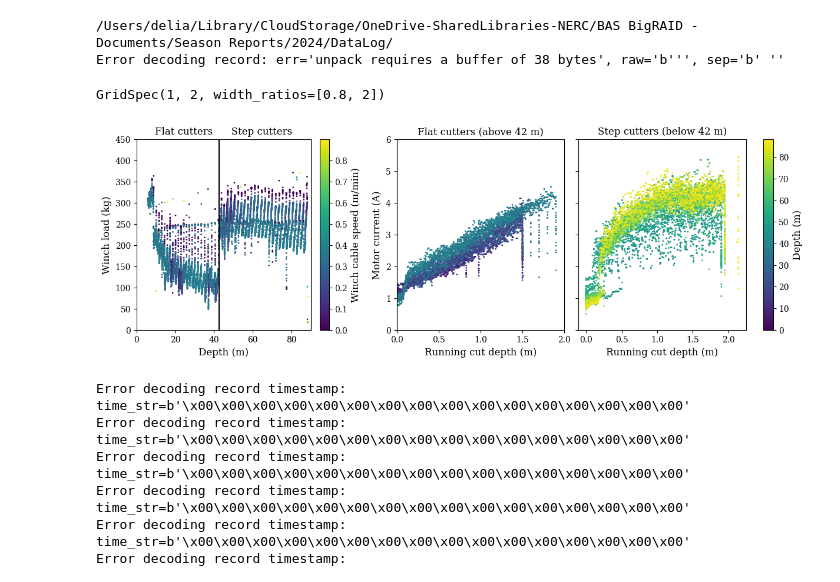
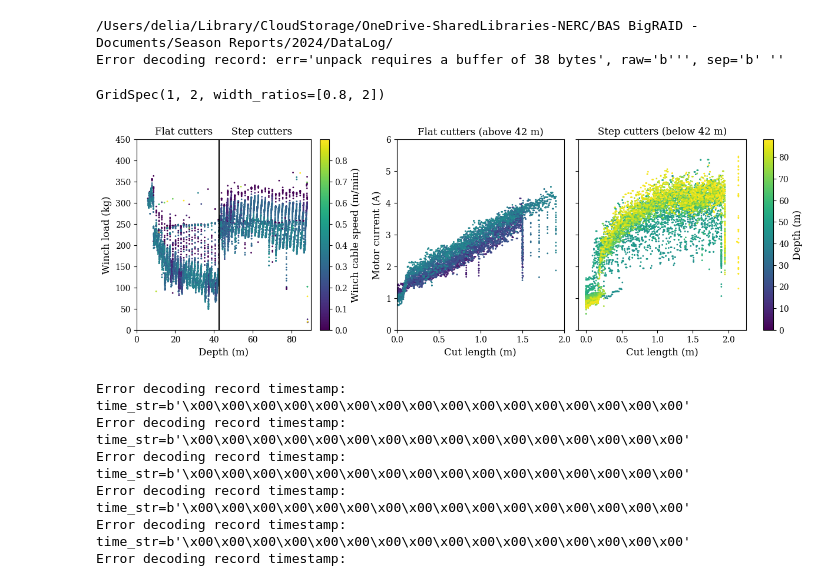
Before and after one commit to RNO-G/bigraid_log_reader, a Jupyter notebook: proceedings_notebook.ipynb, the cells around one changed output. Drawn from its saved outputs; the diff is of its cells as text; code cells hidden in the pictures.

```diff
--- a/proceedings_notebook.ipynb
+++ b/proceedings_notebook.ipynb
@@ -78,36 +78,36 @@ axes[2] = fig.add_subplot(outer_grid[0])
 im1=df[(df["cutting"] == 1) & (df["[PLC]WIRESPOOLEDOUT"] < 42)].plot.scatter(x="cut_depth", y="[PLC]DRILLACTIVECURRENT", c="[PLC]WIRESPOOLEDOUT", s =1, rasterized=True, cmap="viridis", ax = axes[0], norm = norm, colorbar=False)
 im2=df[(df["cutting"] == 1) & (df["[PLC]WIRESPOOLEDOUT"]>= 42)].plot.scatter(x="cut_depth", y="[PLC]DRILLACTIVECURRENT", c="[PLC]WIRESPOOLEDOUT", s =1, rasterized=True, cmap="viridis", ax = axes[1], norm = norm, colorbar=False)
 # Single colorbar for the first two plots
 fig.colorbar(im1.collections[0], ax=[axes[0], axes[1]], orientation='vertical', shrink=1, location='right', label= 'Depth (m)')
 
-axes[0].set_xlabel("Running cut depth (m)")
+axes[0].set_xlabel("Cut length (m)")
 axes[0].set_ylabel("Motor current (A)")
 axes[0].set_ylim(0,6)
 axes[0].set_xlim(0,2)
 axes[0].set_title('Flat cutters (above 42 m)')
 axes[1].set_title('Step cutters (below 42 m)')
-axes[1].set_xlabel("Running cut depth (m)")
+axes[1].set_xlabel("Cut length (m)")
 
 
 # Plot 3: Independent axes and colorbar
 im3 = df[(df["cutting"] == 1)].plot.scatter(x="[PLC]WIRESPOOLEDOUT", y="[PLC]CABLETENSION", c="[PLC]CABLESPEED", s =1, rasterized=True, cmap="viridis", ax = axes[2], colorbar = False)
 axes[2].set_xlabel("Depth (m)")
 axes[2].set_ylabel("Winch load (kg)")
 axes[2].vlines(42.5, ymin = 0, ymax = 450, color = 'k')#, color = 'k')
 #ax.text(10,400,"flat cutters")
 #ax.text(50,400,"step cutters")
 axes[2].set_title("Flat cutters      Step cutters")
 axes[2].set_ylim(0,450)
 axes[2].set_xlim(0,90)
 
 # Re-enable y-ticks if sharey=True disabled them for the 3rd plot
 axes[2].yaxis.set_tick_params(labelleft=True)
 fig.colorbar(im3.collections[0], ax=axes[2], orientation='vertical', shrink=1, location='right', label= 'Winch cable speed (m/min)')
 #plt.tight_layout()
 plt.savefig("paper_plots/step_vs_flat.pdf")
 # %% [output]
 GridSpec(1, 2, width_ratios=[0.8, 2])
-[figure, old version]
+[figure, new version]
 # %%
 label = {}
 dataset = {}
```
Also changed, not shown: parts of 2 cells of this notebook, 3 other files.
